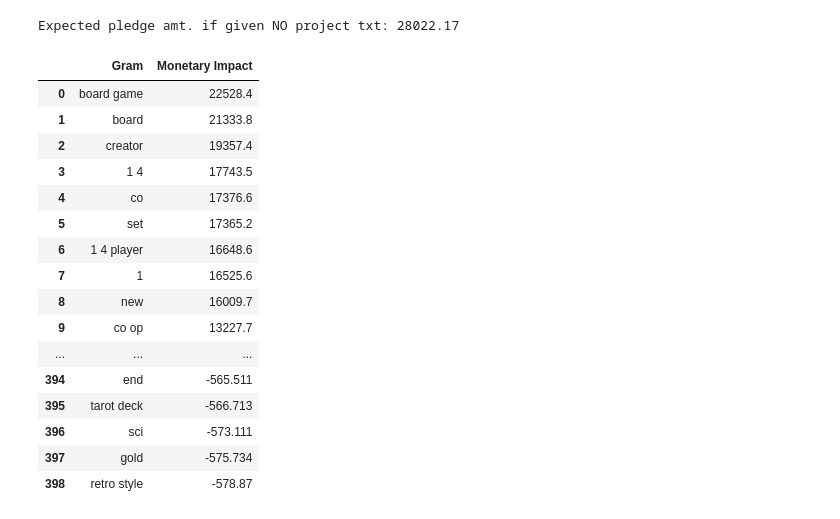
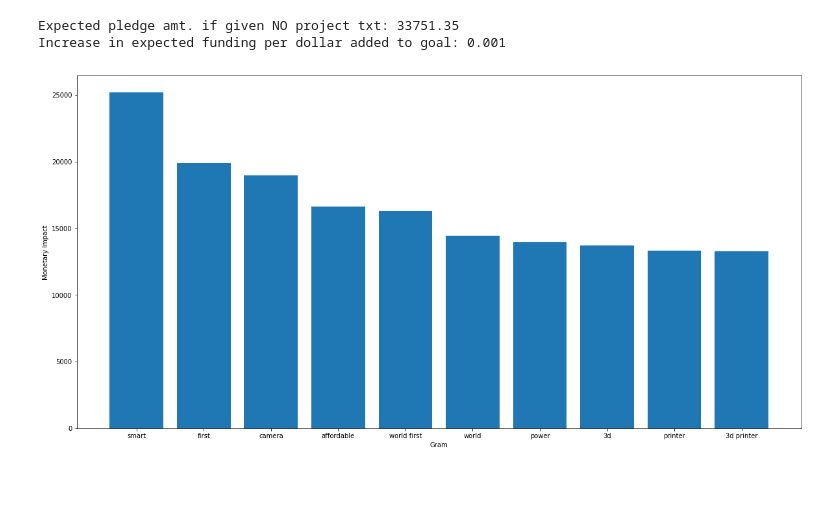
Before and after one commit to Aidankeogh/Cogs108_Repo, a Jupyter notebook: main.ipynb, the cells around one changed output. Saved outputs shown, nothing was run; the diff lists cells and outputs as text; code cells hidden in the pictures; blank space fills up the shorter version.

Commit message:
more category stuff

```diff
--- a/main.ipynb
+++ b/main.ipynb
@@ -9,3 +9,3 @@ from sklearn import linear_model
 # %%
 projects = read_data()
-category = "games"
+category = "technology"
@@ -42,0 +12,9 @@ for gram, idx in grams_to_idx.items():
+# %%
+all_categories = []
+for p in projects:
+    for c in p['category']:
+        all_categories.append(c)
+
+all_categories = nltk.FreqDist(all_categories)
+top_10_categories = [a[0] for a in all_categories.most_common(10)]
+top_10_categories
@@ -74,0 +81,7 @@ Ridge(alpha=1000, copy_X=True, fit_intercept=True, max_iter=None,
+# %%
+models = {}
+pre_df = []
+for category in top_10_categories:
+    LR, corrs = create_model(projects,category)
+    temp = [category, LR.intercept_ , LR.coef_[-1]] + corrs[:10] + corrs[-1:-10:-1]
+    pre_df.append(temp)
@@ -75,28 +104,7 @@ Ridge(alpha=1000, copy_X=True, fit_intercept=True, max_iter=None,
 # %%
 print( "Expected pledge amt. if given NO project txt: %.2f" % LR.intercept_)
+print( "Increase in expected funding per dollar added to goal: %.3f" % (LR.coef_[-1] / 1000))
 print()
 # %% [output]
-Expected pledge amt. if given NO project txt: 28022.17
+Expected pledge amt. if given NO project txt: 33751.35
+Increase in expected funding per dollar added to goal: 0.001
-# %%
-zipped = sorted(zip(idx_to_grams, LR.coef_), key=lambda t: -t[1])
-
-df = pd.DataFrame(zipped, columns=["Gram", "Monetary Impact"])
-df.style
-# %% [output]
-|  | Gram | Monetary Impact |
-| 0 | board game | 22528.4 |
-| 1 | board | 21333.8 |
-| 2 | creator | 19357.4 |
-| 3 | 1 4 | 17743.5 |
-| 4 | co | 17376.6 |
-| 5 | set | 17365.2 |
-| 6 | 1 4 player | 16648.6 |
-| 7 | 1 | 16525.6 |
-| 8 | new | 16009.7 |
-| 9 | co op | 13227.7 |
-| ... | ... | ... |
-| 394 | end | -565.511 |
-| 395 | tarot deck | -566.713 |
-| 396 | sci | -573.111 |
-| 397 | gold | -575.734 |
-| 398 | retro style | -578.87 |
@@ -107,0 +111,12 @@ plt.show()
+# %%
+df_top = pd.DataFrame(corrs[:10], columns=["Gram", "Monetary Impact"])
+df_bottom = pd.DataFrame(corrs[-1:-10:-1], columns=["Gram", "Monetary Impact"])
+# %%
+
+plt.figure(figsize=(20,10))
+plt.bar(df_top['Gram'], df_top['Monetary Impact'])
+plt.xlabel("Gram")
+plt.ylabel("Monetary Impact")
+plt.show()
+# %% [output]
+[figure, added]
```
Also changed, not shown: parts of 12 cells of this notebook, 1 other file.
